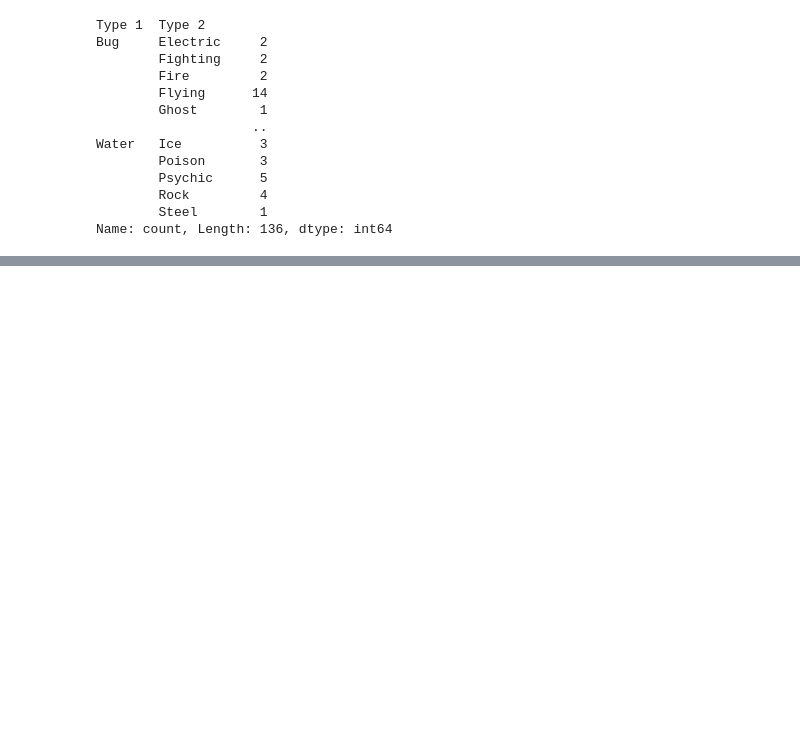
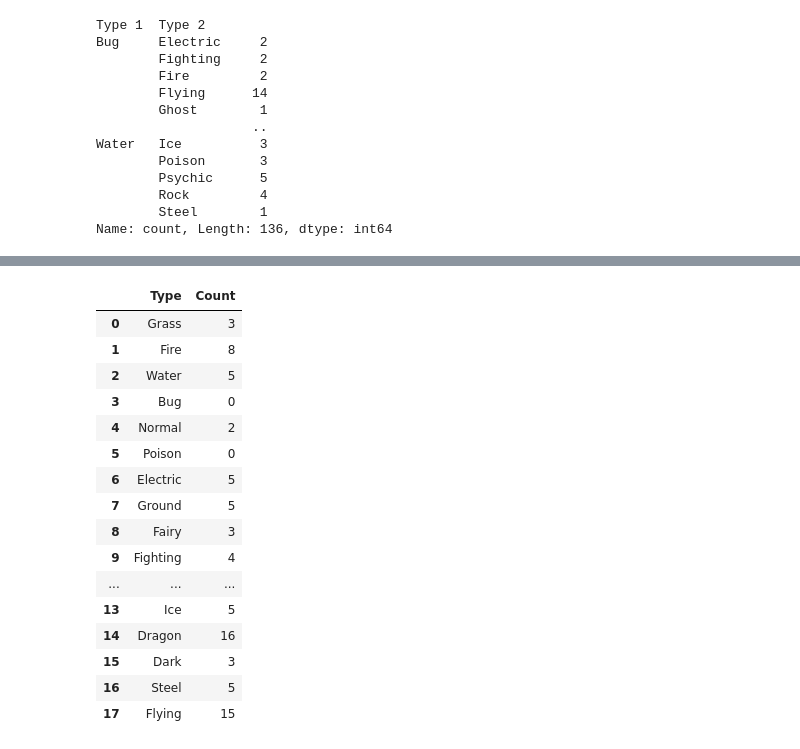
Before and after one commit to prackash/Pokemon-data, a Jupyter notebook: analysis.ipynb, the cells around one changed output, grey strips where cells are left out. Cells and saved outputs as stored; diff of their text form; code cells hidden in the pictures; blank space fills up the shorter version.

```diff
--- a/analysis.ipynb
+++ b/analysis.ipynb
@@ -174,0 +256,31 @@ Name: count, Length: 136, dtype: int64
+# %%
+lengendTypes.rename(columns={0:'Type'}, inplace=True)
+# %%
+lengendTypes['Count']=0
+# %%
+legend = df.loc[df['Legendary'] == True]
+# %%
+for i,r in lengendTypes.iterrows():
+    leg_type= pd.concat([legend.loc[legend['Type 1'] == r.Type] ,legend.loc[legend['Type 2'] == r.Type]])
+    count=leg_type.shape[0]
+    lengendTypes.loc[lengendTypes['Type']==r.Type,'Count']=count
+# %%
+lengendTypes
+# %% [output]
+|  | Type | Count |
+| 0 | Grass | 3 |
+| 1 | Fire | 8 |
+| 2 | Water | 5 |
+| 3 | Bug | 0 |
+| 4 | Normal | 2 |
+| 5 | Poison | 0 |
+| 6 | Electric | 5 |
+| 7 | Ground | 5 |
+| 8 | Fairy | 3 |
+| 9 | Fighting | 4 |
+| ... | ... | ... |
+| 13 | Ice | 5 |
+| 14 | Dragon | 16 |
+| 15 | Dark | 3 |
+| 16 | Steel | 5 |
+| 17 | Flying | 15 |
```
Also changed, not shown: parts of 9 cells of this notebook.
